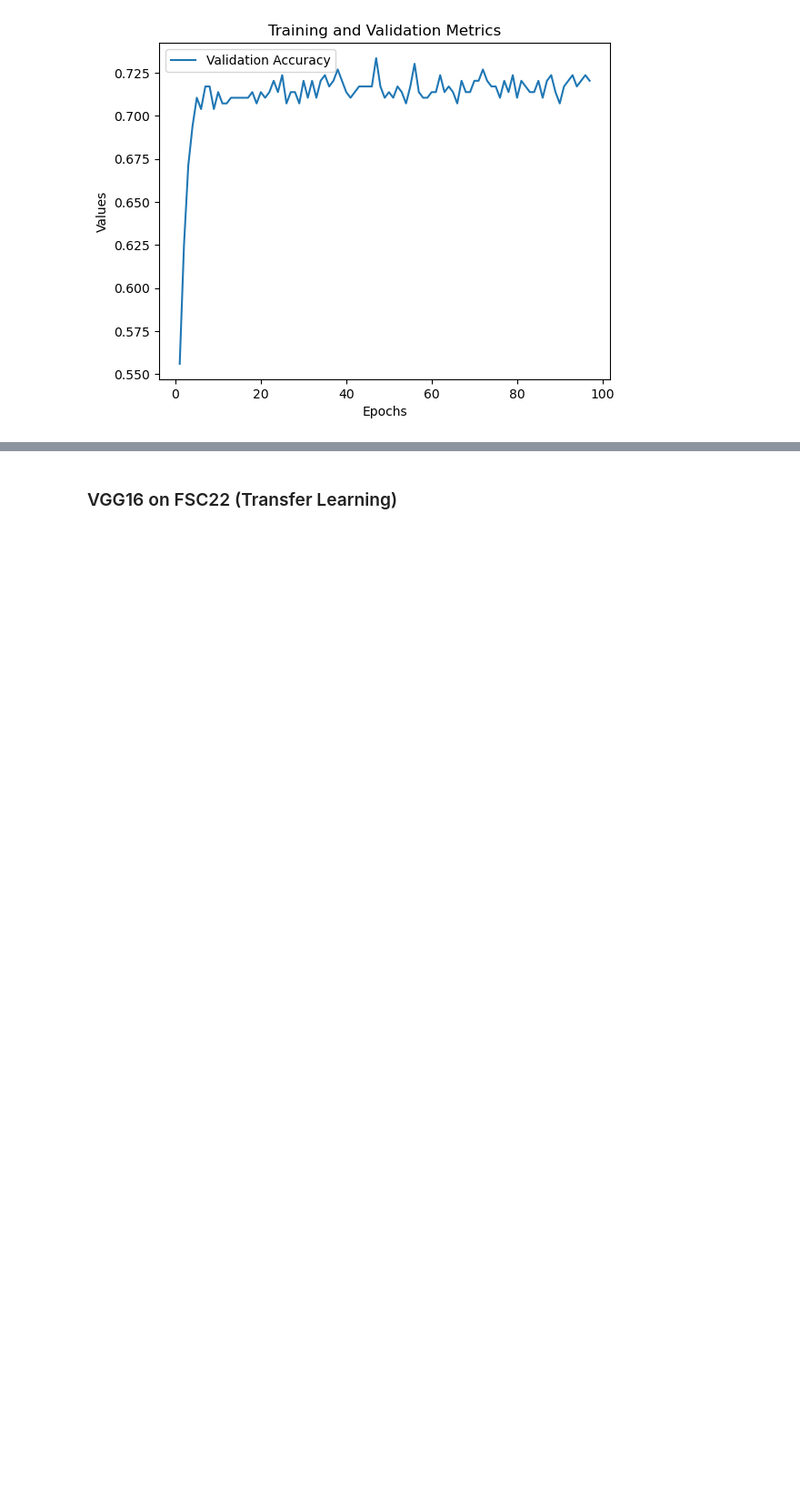
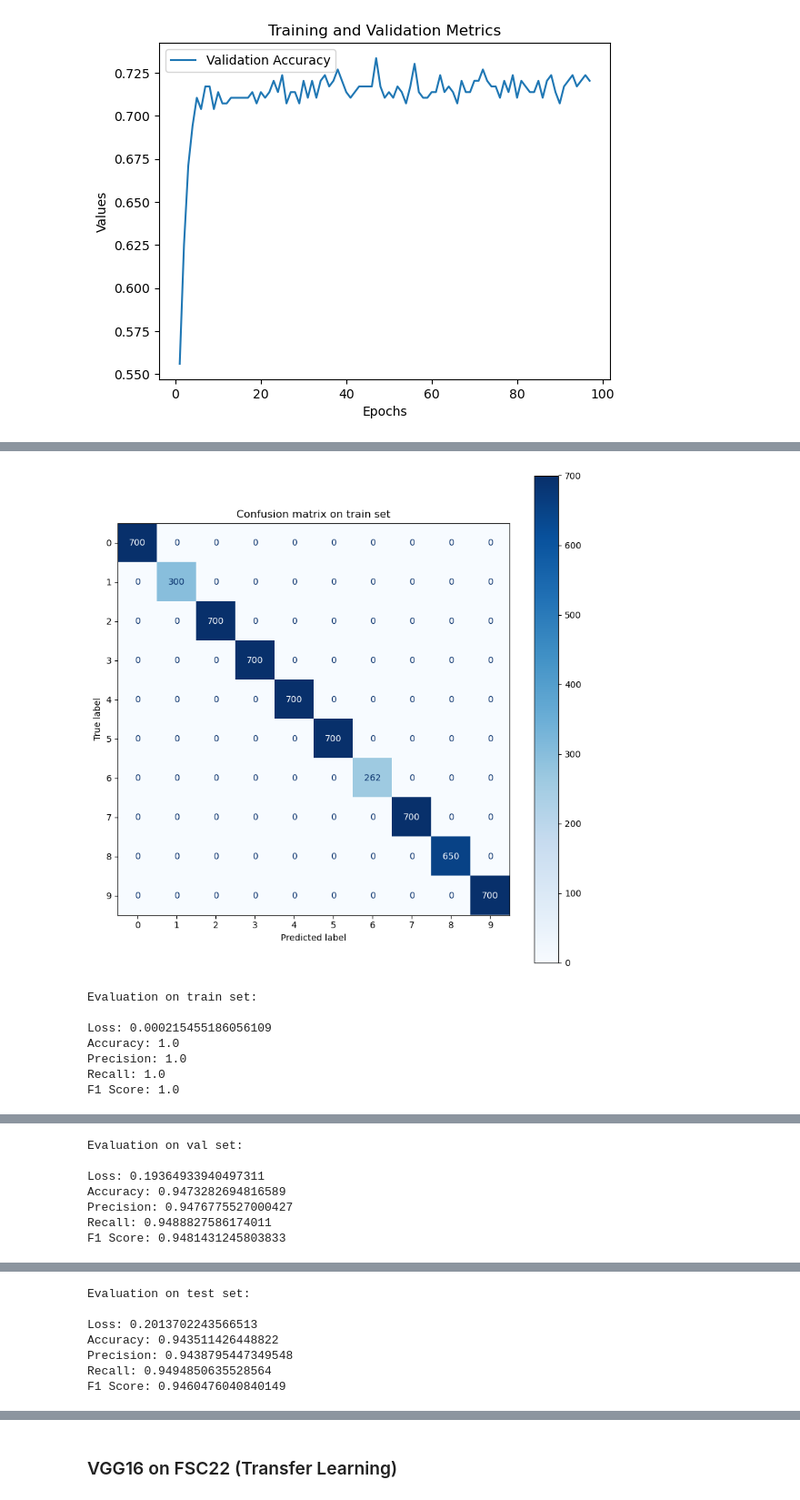
Before and after one commit to nparaskakis/deep-learning-ncsr, a Jupyter notebook: report.ipynb, the cells around one changed output, grey strips where cells are left out. Shown at 91% size. Cells and saved outputs as stored; diff of their text form; code cells hidden in the pictures; blank space fills up the shorter version.

```diff
--- a/report.ipynb
+++ b/report.ipynb
@@ -661,0 +695,31 @@ plot_metrics({log_directory: 'Val_Accuracy'}, metrics_to_plot)
+# %%
+from transfer_learning_v3.utils.dataset import UrbDataset, get_data_loaders
+from transfer_learning_v3.utils.test import *
+import torch.nn as nn
+from transfer_learning_v3.models.cnn4 import CNNNetwork4
+
+ANNOTATIONS_FILE = "urb_data/raw/metadata/metadata.csv"
+AUDIO_DIR= "urb_data/preprocessed/melspectrograms"
+BATCH_SIZE = 128
+DEVICE = "cuda" if torch.cuda.is_available() else "mps" if torch.backends.mps.is_available() else "cpu"
+NUM_CLASSES = 10
+TRAIN_SIZE = 0.7
+VAL_SIZE = 0.15
+TEST_SIZE = 0.15
+
+urb = UrbDataset(annotations_file=ANNOTATIONS_FILE, data_dir=AUDIO_DIR, device=DEVICE, model_str="CNN4")
+dim1 = urb[0][0].shape[1]
+dim2 = urb[0][0].shape[2]
+cnn = CNNNetwork4(dim1, dim2, NUM_CLASSES)
+cnn.load_state_dict(torch.load("pretrained_models/trained/urb_melspectrograms_transfer_v3_CNN4/best_model/model.pth", map_location=torch.device('cpu')))
+cnn = cnn.to(DEVICE)
+
+loss_fn = nn.CrossEntropyLoss()
+
+train_data_loader, val_data_loader, test_data_loader = get_data_loaders(
+        dataset=urb,
+        batch_size=BATCH_SIZE,
+        train_size=TRAIN_SIZE,
+        val_size=VAL_SIZE,
+        test_size=TEST_SIZE
+    )
@@ -661,0 +778,13 @@ plot_metrics({log_directory: 'Val_Accuracy'}, metrics_to_plot)
+# %%
+test(cnn, train_data_loader, loss_fn, DEVICE, "train", NUM_CLASSES, None)
+test(cnn, val_data_loader, loss_fn, DEVICE, "val", NUM_CLASSES, None)
+test(cnn, test_data_loader, loss_fn, DEVICE, "test", NUM_CLASSES, None)
+# %% [output]
+[figure, added]
+Evaluation on train set:
+
+Loss: 0.000215455186056109
+Accuracy: 1.0
+Precision: 1.0
+Recall: 1.0
+F1 Score: 1.0
@@ -661,0 +792,7 @@ plot_metrics({log_directory: 'Val_Accuracy'}, metrics_to_plot)
+Evaluation on val set:
+
+Loss: 0.19364933940497311
+Accuracy: 0.9473282694816589
+Precision: 0.9476775527000427
+Recall: 0.9488827586174011
+F1 Score: 0.9481431245803833
@@ -661,0 +800,7 @@ plot_metrics({log_directory: 'Val_Accuracy'}, metrics_to_plot)
+Evaluation on test set:
+
+Loss: 0.2013702243566513
+Accuracy: 0.943511426448822
+Precision: 0.9438795447349548
+Recall: 0.9494850635528564
+F1 Score: 0.9460476040840149
```
Also changed, not shown: parts of 18 cells of this notebook, 9 other files.
